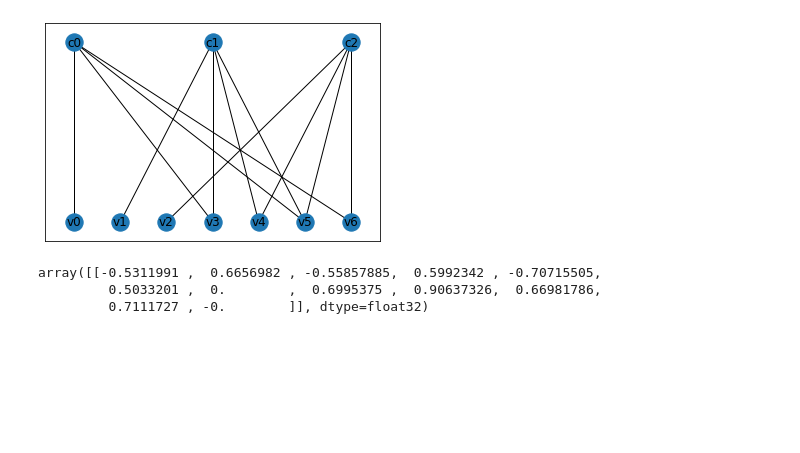
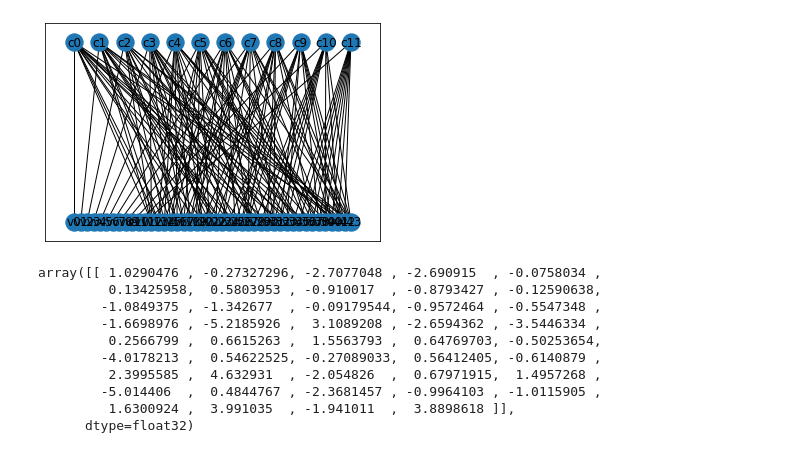
Before and after one commit to Grindy98/nn-min-sum-decoding, a Jupyter notebook: model/model.ipynb, the cells around one changed output. Saved outputs shown, nothing was run; the diff lists cells and outputs as text; code cells hidden in the pictures; blank space fills up the shorter version.

```diff
--- a/model/model.ipynb
+++ b/model/model.ipynb
@@ -19,11 +19,11 @@ H_4_7 = np.array(const_dict['H_4_7'])
 # %%
 from utils import get_tanner_graph
 
-G, pos = get_tanner_graph(H_4_7)
+G, pos = get_tanner_graph(H_32_44)
 
 nx.draw_networkx(G, pos)
 # %% [output]
-[figure, old version]
+[figure, new version]
 # %%
 from keras.layers import Input
 from keras.models import Model
@@ -37,8 +37,15 @@ model = Model(inp2, out)
 # %%
 g = tf.random.Generator.from_seed(123)
 
-model.predict(g.normal((1,12)))
+model.predict([g.normal((1,44)), g.normal((1,147))])
 # %% [output]
-array([[-0.5311991 ,  0.6656982 , -0.55857885,  0.5992342 , -0.70715505,
-         0.5033201 ,  0.        ,  0.6995375 ,  0.90637326,  0.66981786,
-         0.7111727 , -0.        ]], dtype=float32)
+array([[ 1.0290476 , -0.27327296, -2.7077048 , -2.690915  , -0.0758034 ,
+         0.13425958,  0.5803953 , -0.910017  , -0.8793427 , -0.12590638,
+        -1.0849375 , -1.342677  , -0.09179544, -0.9572464 , -0.5547348 ,
+        -1.6698976 , -5.2185926 ,  3.1089208 , -2.6594362 , -3.5446334 ,
+         0.2566799 ,  0.6615263 ,  1.5563793 ,  0.64769703, -0.50253654,
+        -4.0178213 ,  0.54622525, -0.27089033,  0.56412405, -0.6140879 ,
+         2.3995585 ,  4.632931  , -2.054826  ,  0.67971915,  1.4957268 ,
+        -5.014406  ,  0.4844767 , -2.3681457 , -0.9964103 , -1.0115905 ,
+         1.6300924 ,  3.991035  , -1.941011  ,  3.8898618 ]],
+      dtype=float32)
```
Also changed, not shown: parts of 2 cells of this notebook, 2 other files.
